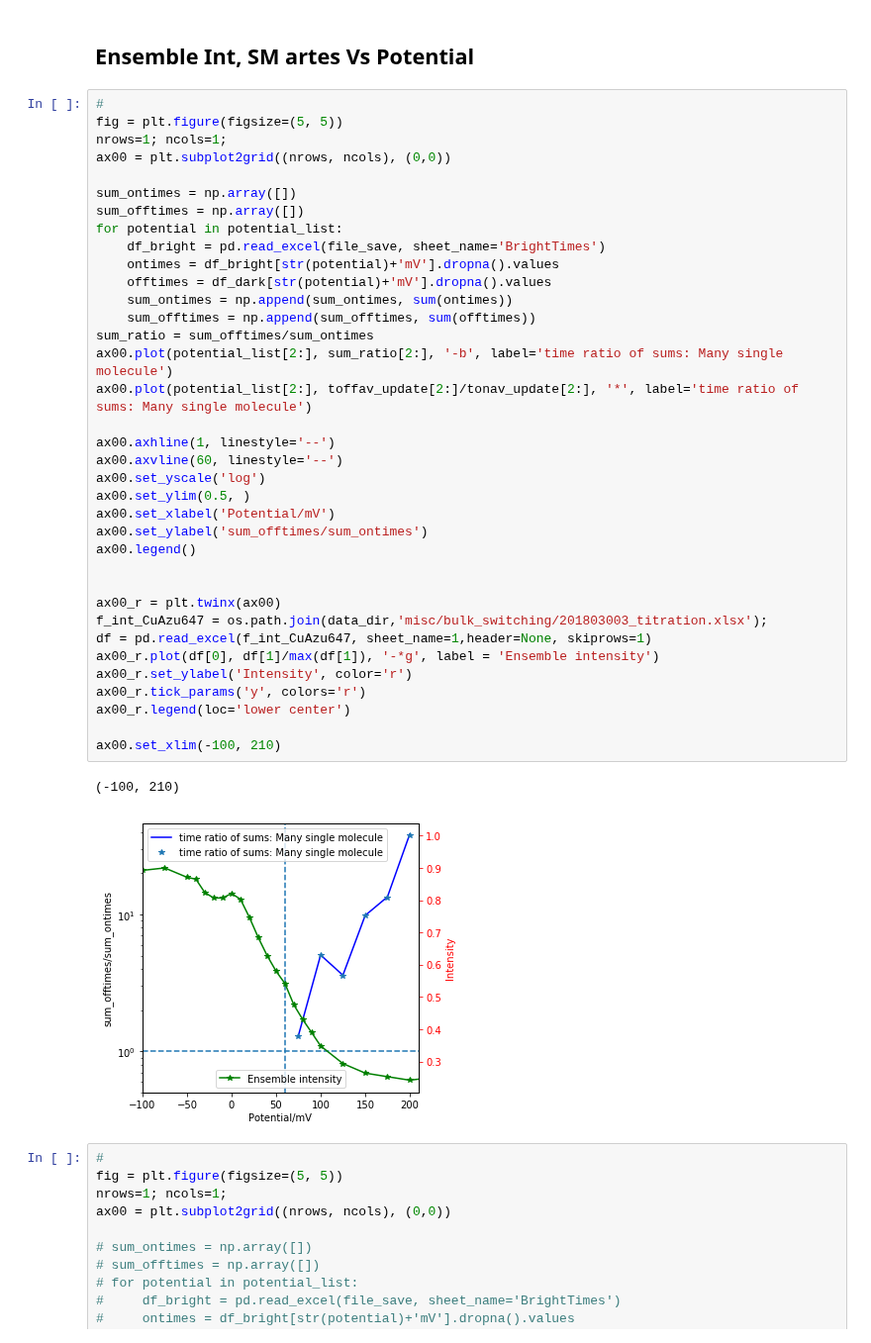
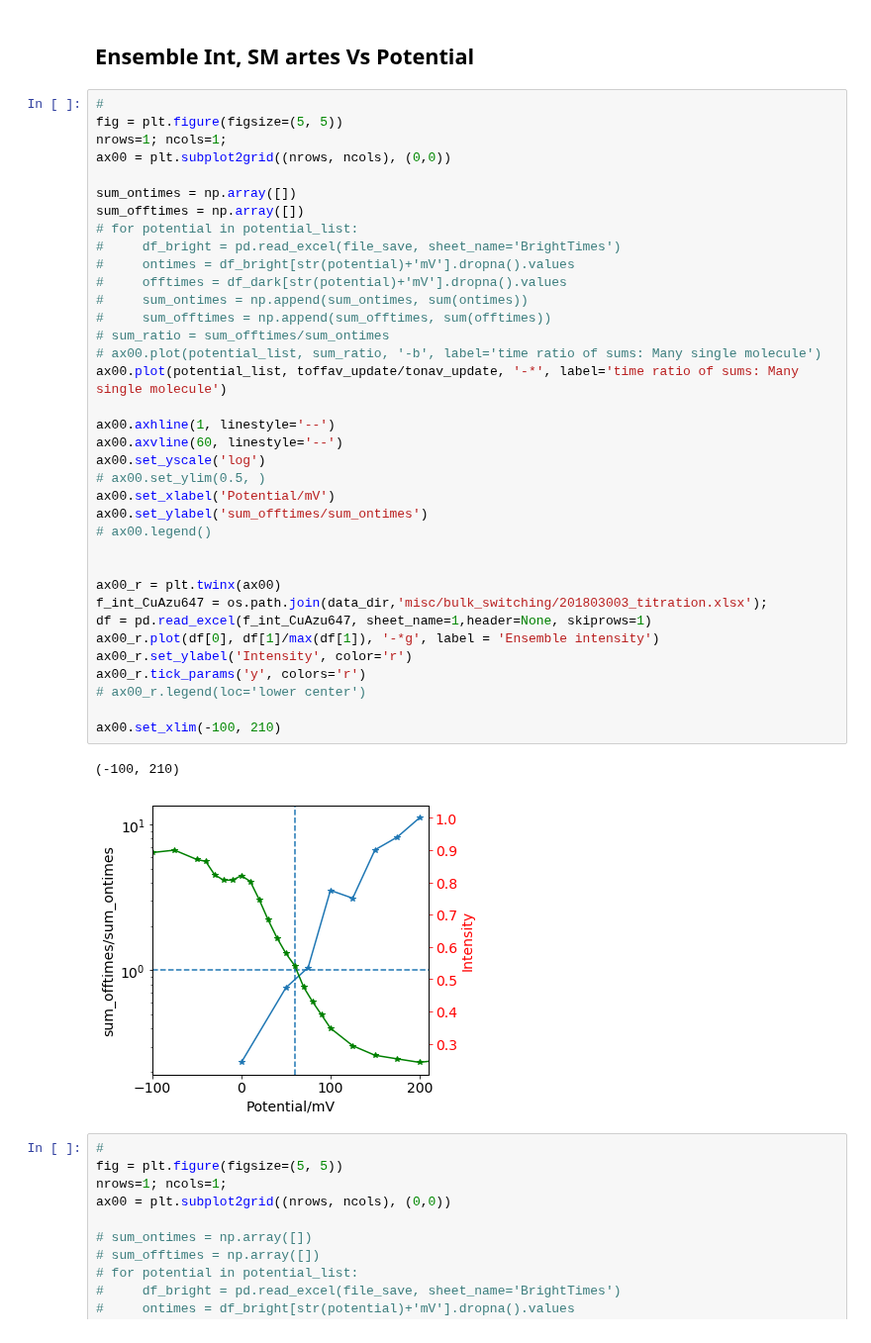
Before and after one commit to biswajitSM/Azurin_SM_repo, a Jupyter notebook: Manuscript/Figure_AT647N/Figure_AzATTO647N.ipynb, the cells around one changed output. Shown at 99% size. Cells and saved outputs as stored; diff of their text form.

```diff
--- a/Manuscript/Figure_AT647N/Figure_AzATTO647N.ipynb
+++ b/Manuscript/Figure_AT647N/Figure_AzATTO647N.ipynb
@@ -439,42 +445,42 @@ Dark time:  {'k3': 3.7674516152237834, 'K': 2.5751111464078491e-05}
 # %%
 #
 fig = plt.figure(figsize=(5, 5))
 nrows=1; ncols=1;
 ax00 = plt.subplot2grid((nrows, ncols), (0,0))
 
 sum_ontimes = np.array([])
 sum_offtimes = np.array([])
-for potential in potential_list:
-    df_bright = pd.read_excel(file_save, sheet_name='BrightTimes')
-    ontimes = df_bright[str(potential)+'mV'].dropna().values
-    offtimes = df_dark[str(potential)+'mV'].dropna().values
-    sum_ontimes = np.append(sum_ontimes, sum(ontimes))
-    sum_offtimes = np.append(sum_offtimes, sum(offtimes))
-sum_ratio = sum_offtimes/sum_ontimes
-ax00.plot(potential_list[2:], sum_ratio[2:], '-b', label='time ratio of sums: Many single molecule')
-ax00.plot(potential_list[2:], toffav_update[2:]/tonav_update[2:], '*', label='time ratio of sums: Many single molecule')
+# for potential in potential_list:
+#     df_bright = pd.read_excel(file_save, sheet_name='BrightTimes')
+#     ontimes = df_bright[str(potential)+'mV'].dropna().values
+#     offtimes = df_dark[str(potential)+'mV'].dropna().values
+#     sum_ontimes = np.append(sum_ontimes, sum(ontimes))
+#     sum_offtimes = np.append(sum_offtimes, sum(offtimes))
+# sum_ratio = sum_offtimes/sum_ontimes
+# ax00.plot(potential_list, sum_ratio, '-b', label='time ratio of sums: Many single molecule')
+ax00.plot(potential_list, toffav_update/tonav_update, '-*', label='time ratio of sums: Many single molecule')
 
 ax00.axhline(1, linestyle='--')
 ax00.axvline(60, linestyle='--')
 ax00.set_yscale('log')
-ax00.set_ylim(0.5, )
+# ax00.set_ylim(0.5, )
 ax00.set_xlabel('Potential/mV')
 ax00.set_ylabel('sum_offtimes/sum_ontimes')
-ax00.legend()
+# ax00.legend()
 
 
 ax00_r = plt.twinx(ax00)
 f_int_CuAzu647 = os.path.join(data_dir,'misc/bulk_switching/201803003_titration.xlsx');
 df = pd.read_excel(f_int_CuAzu647, sheet_name=1,header=None, skiprows=1)
 ax00_r.plot(df[0], df[1]/max(df[1]), '-*g', label = 'Ensemble intensity')
 ax00_r.set_ylabel('Intensity', color='r')
 ax00_r.tick_params('y', colors='r')
-ax00_r.legend(loc='lower center')
+# ax00_r.legend(loc='lower center')
 
 ax00.set_xlim(-100, 210)
 # %% [output]
 (-100, 210)
-[figure, old version]
+[figure, new version]
 # %%
 #
 fig = plt.figure(figsize=(5, 5))
```
Also changed, not shown: parts of 20 cells of this notebook, 24 other files.
